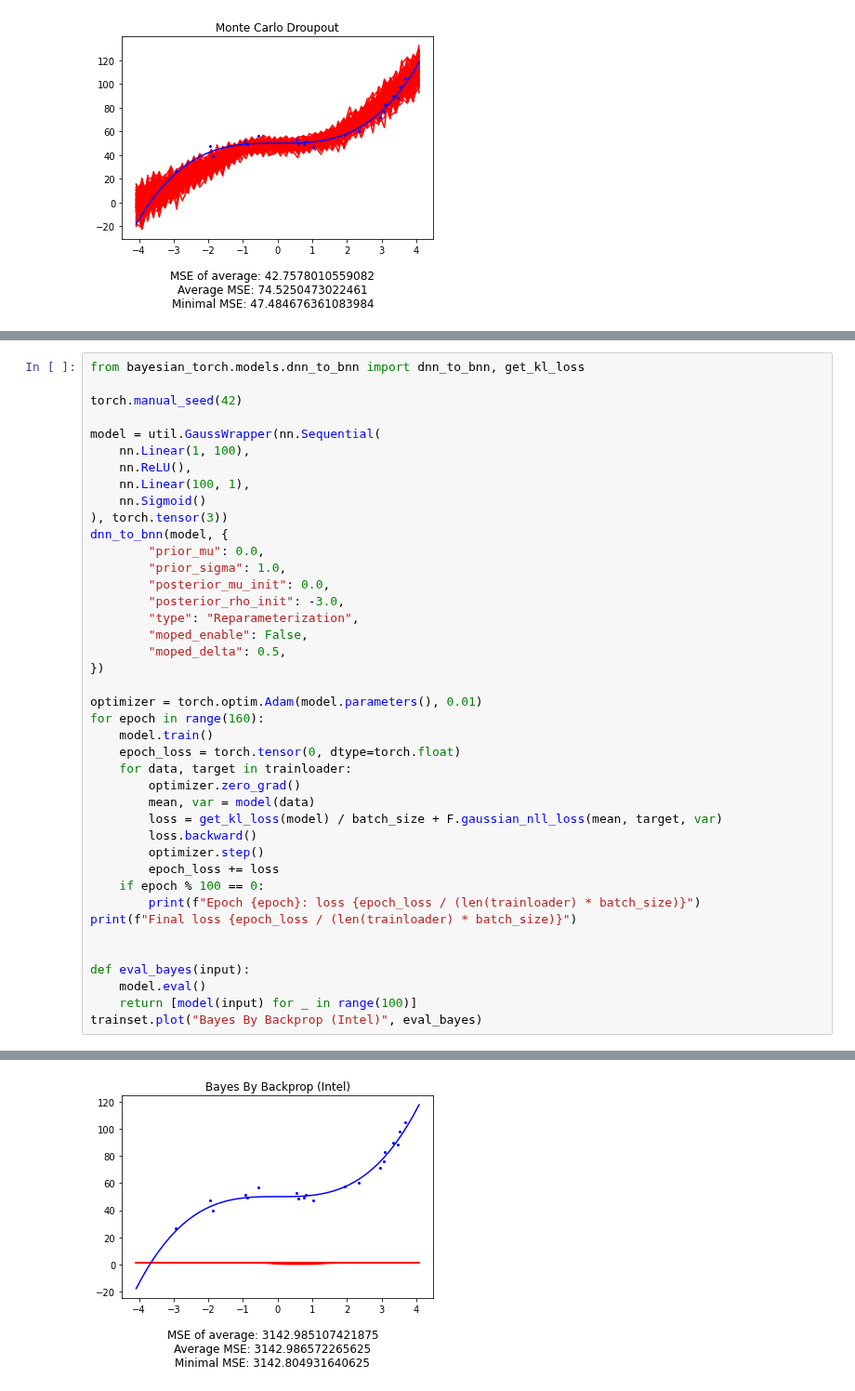
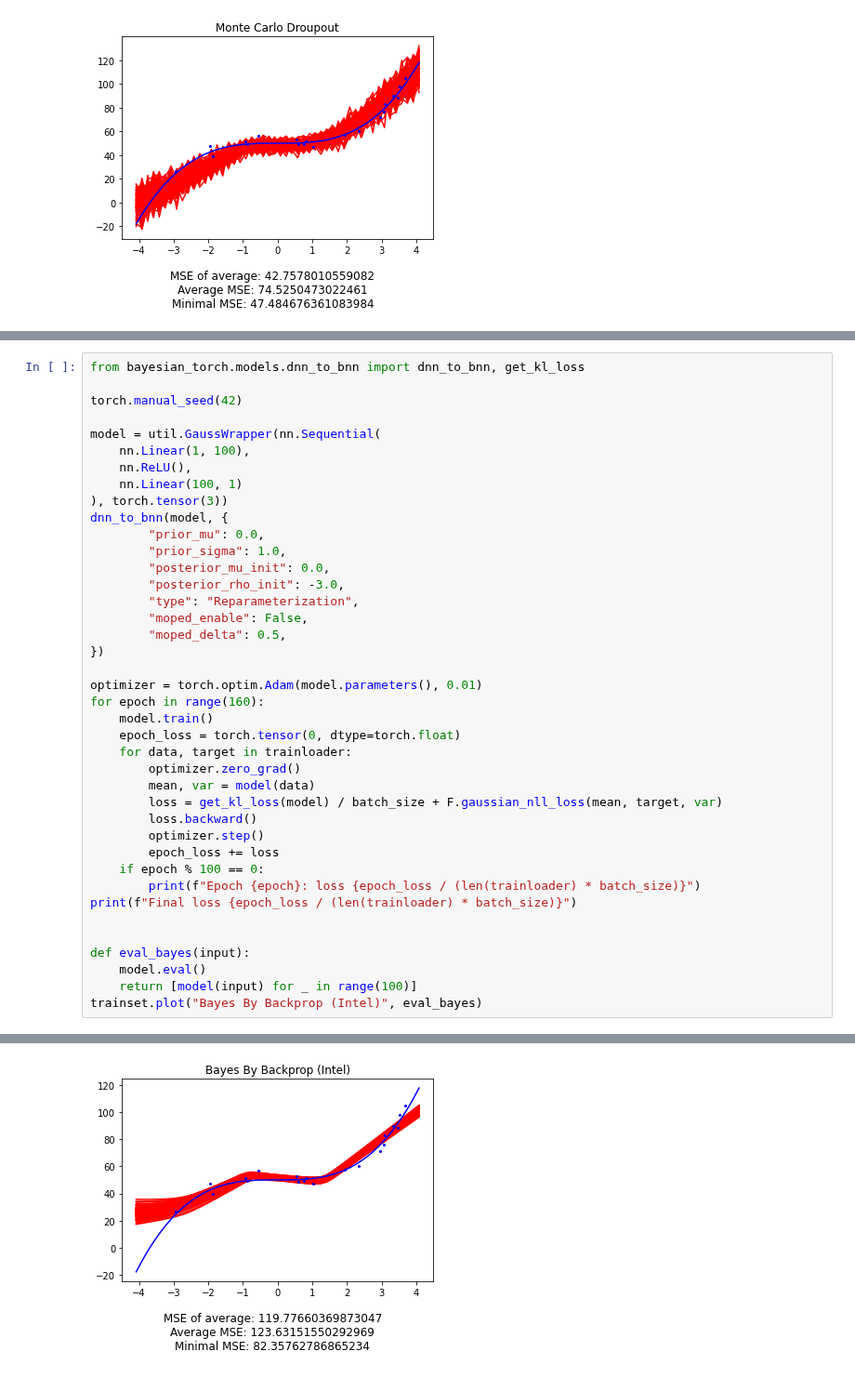
Before and after one commit to Feuermagier/VariationalBayesianDL, a Jupyter notebook: ToyRegression.ipynb, the cells around one changed output, grey strips where cells are left out. Shown at 93% size. Drawn from its saved outputs; the diff is of its cells as text.

```diff
--- a/ToyRegression.ipynb
+++ b/ToyRegression.ipynb
@@ -242,8 +241,7 @@ torch.manual_seed(42)
 model = util.GaussWrapper(nn.Sequential(
     nn.Linear(1, 100),
     nn.ReLU(),
-    nn.Linear(100, 1),
-    nn.Sigmoid()
+    nn.Linear(100, 1)
 ), torch.tensor(3))
 dnn_to_bnn(model, {
         "prior_mu": 0.0,
@@ -282 +280 @@ Final loss 350.5075378417969
-[figure, old version]
+[figure, new version]
```
Also changed, not shown: parts of 2 cells of this notebook.
